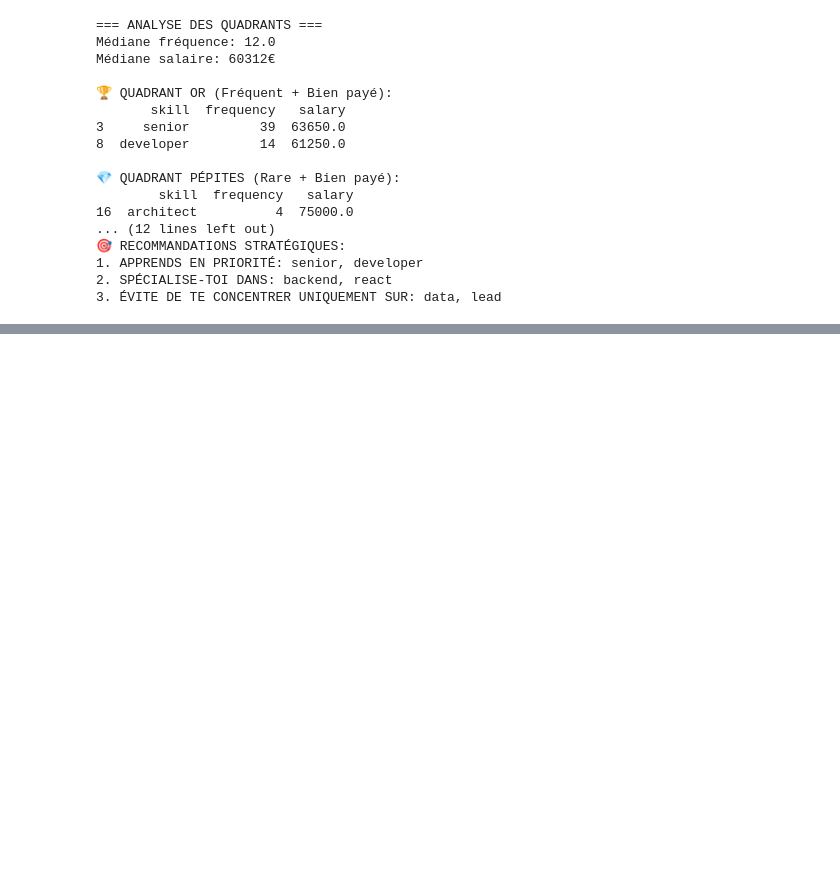
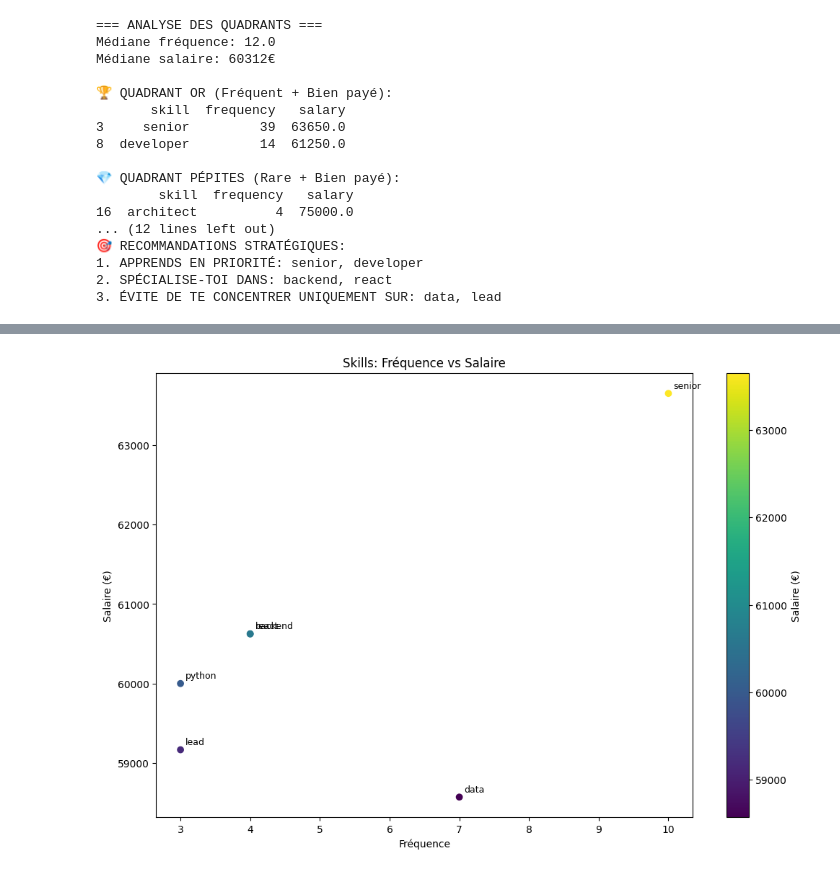
Before and after one commit to Tedsuno/market-intelligence, a Jupyter notebook: analystics/analytics.ipynb, the cells around one changed output, grey strips where cells are left out. Drawn from its saved outputs; the diff is of its cells as text; code cells hidden in the pictures; blank space fills up the shorter version.

```diff
--- a/analystics/analytics.ipynb
+++ b/analystics/analytics.ipynb
@@ -395,0 +441,2 @@ Médiane salaire: 60312€
+# %%
+df_skills_frequency=df_skills_frequency.nlargest(10, 'frequency')
@@ -395,0 +447,2 @@ Médiane salaire: 60312€
+# %%
+df_skills_frequency=df_skills_frequency.nlargest(10, 'salary')
@@ -395,0 +453,20 @@ Médiane salaire: 60312€
+# %%
+plt.figure(figsize=(12, 8))
+scatter = plt.scatter(df_skills_frequency['frequency'],
+                     df_skills_frequency['salary'],
+                     c=df_skills_frequency['salary'],
+                     cmap='viridis')
+plt.colorbar(scatter, label='Salaire (€)')
+for i, row in df_skills_frequency.iterrows():
+    if row['frequency'] > 5 or row['salary'] > 58000:
+        plt.annotate(row['skill'],
+                    (row['frequency'], row['salary']),
+                    xytext=(5, 5),
+                    textcoords='offset points',
+                    fontsize=9)
+plt.xlabel('Fréquence')
+plt.ylabel('Salaire (€)')
+plt.title('Skills: Fréquence vs Salaire')
+plt.show()
+# %% [output]
+[figure, added]
```
Also changed, not shown: parts of 25 cells of this notebook, 7 other files.
